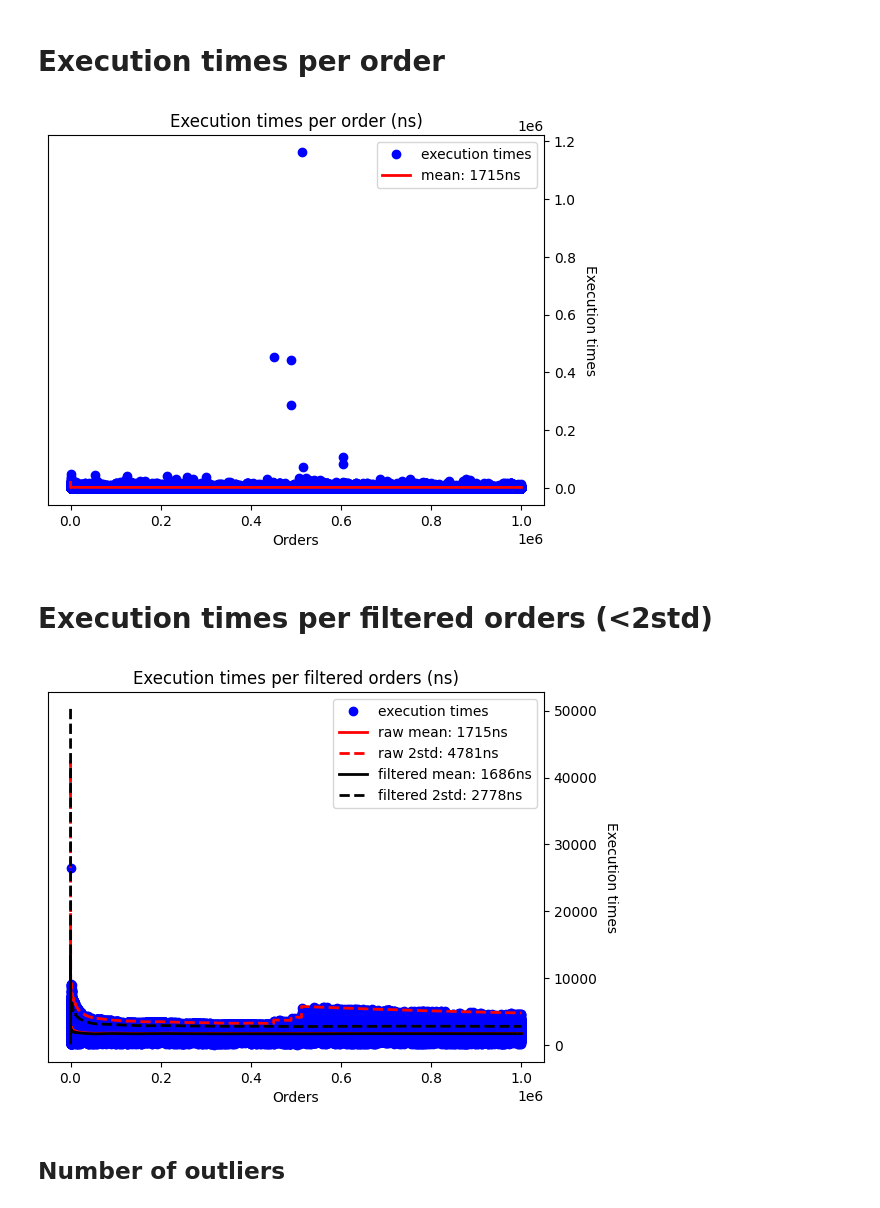
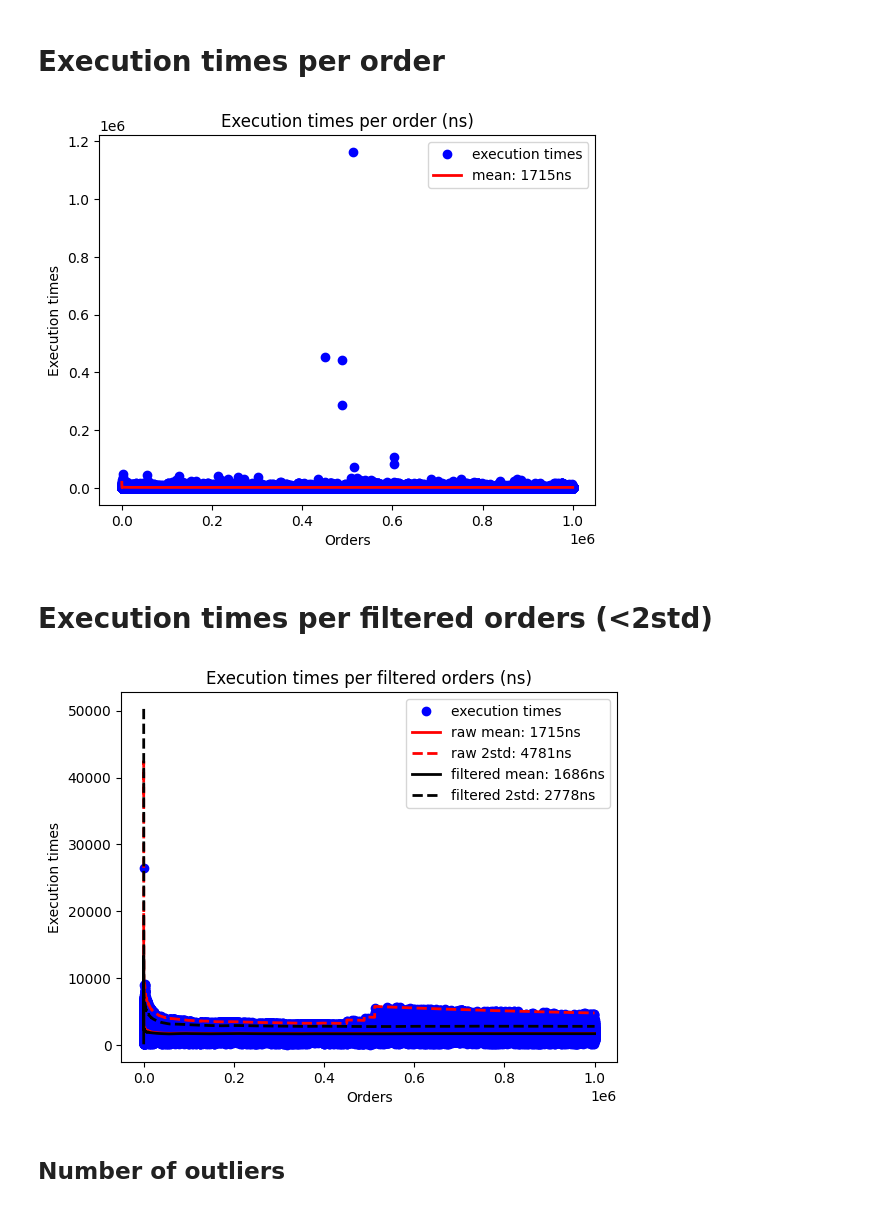
Before and after one commit to 3dvg/orderbook-simulator, a Jupyter notebook: Analyzing_orderbook.ipynb, the cells around one changed output. Drawn from its saved outputs; the diff is of its cells as text; code cells hidden in the pictures.

```diff
--- a/Analyzing_orderbook.ipynb
+++ b/Analyzing_orderbook.ipynb
@@ -116,9 +116,7 @@ Name: id, dtype: int64
 # %%
 fig, ax = plt.subplots()
 plt.xlabel(f'Orders')
-plt.ylabel(f'Execution times', rotation=270, labelpad=15)
-ax.yaxis.set_label_position("right")
-ax.yaxis.tick_right()
+plt.ylabel(f'Execution times')
 plt.title(f'Execution times per order (ns)')
 
 mean = df['execution_time'].expanding().mean()
@@ -128,32 +126,30 @@ ax.legend()
 fig.patch.set_facecolor('xkcd:white')
 # fig.set_size_inches(20, 10)
 # %% [output]
-[figure, old version]
+[figure, new version]
 # %% [markdown]
 # Execution times per filtered orders (<2std)
 # %%
 fig, ax = plt.subplots()
 plt.xlabel(f'Orders')
-plt.ylabel(f'Execution times', rotation=270, labelpad=15)
-ax.yaxis.set_label_position("right")
-ax.yaxis.tick_right()
+plt.ylabel(f'Execution times')
 plt.title(f'Execution times per filtered orders (ns)')
 std = 2
 mean = df['execution_time'].expanding().mean()
 outliner_filter = df['execution_time'].expanding().mean() + df['execution_time'].expanding().std()*std
 filtered = df[df["execution_time"] < outliner_filter]["execution_time"]
 mean_filtered = filtered.expanding().mean()
 outliner_filter_filtered = filtered.expanding().mean() + filtered.expanding().std()*std
 ax.plot(df[df["execution_time"] < outliner_filter]["execution_time"], 'o', c='b', label="execution times")
 ax.plot(mean, 'r', linewidth=2, label=f"raw mean: {int(mean.iloc[-1])}ns")
 ax.plot(outliner_filter, 'r--', linewidth=2, label=f"raw 2std: {int(outliner_filter.iloc[-1])}ns")
 ax.plot(mean_filtered, 'k', linewidth=2, label=f"filtered mean: {int(mean_filtered.iloc[-1])}ns")
 ax.plot(outliner_filter_filtered, 'k--', linewidth=2, label=f"filtered 2std: {int(outliner_filter_filtered.iloc[-1])}ns")
 ax.legend()
 fig.patch.set_facecolor('xkcd:white')
 # fig.set_size_inches(20, 10)
 # %% [output]
-[figure, old version]
+[figure, new version]
 # %% [markdown]
 ## Number of outliers
 # %%
```
Also changed, not shown: parts of 1 cell of this notebook, 1 other file.
